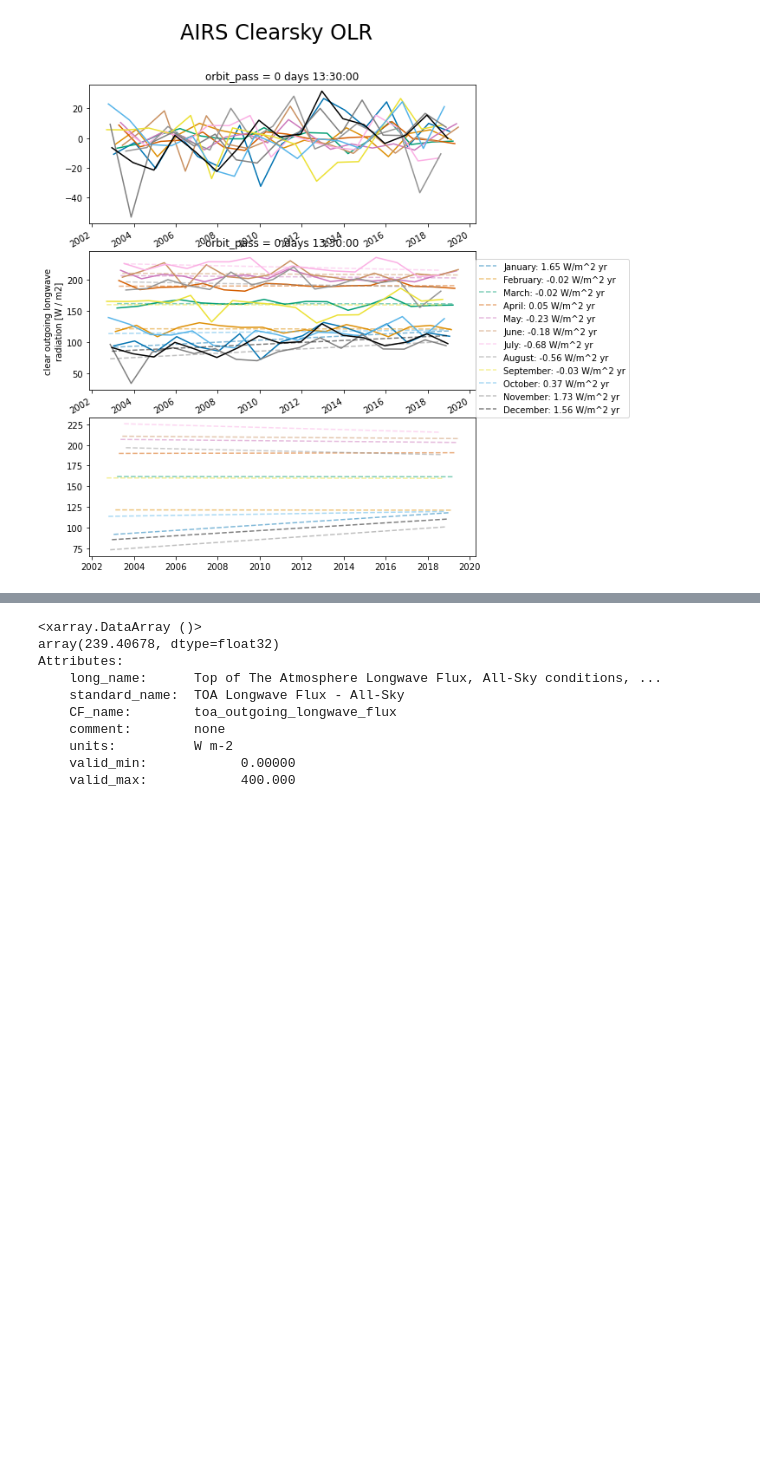
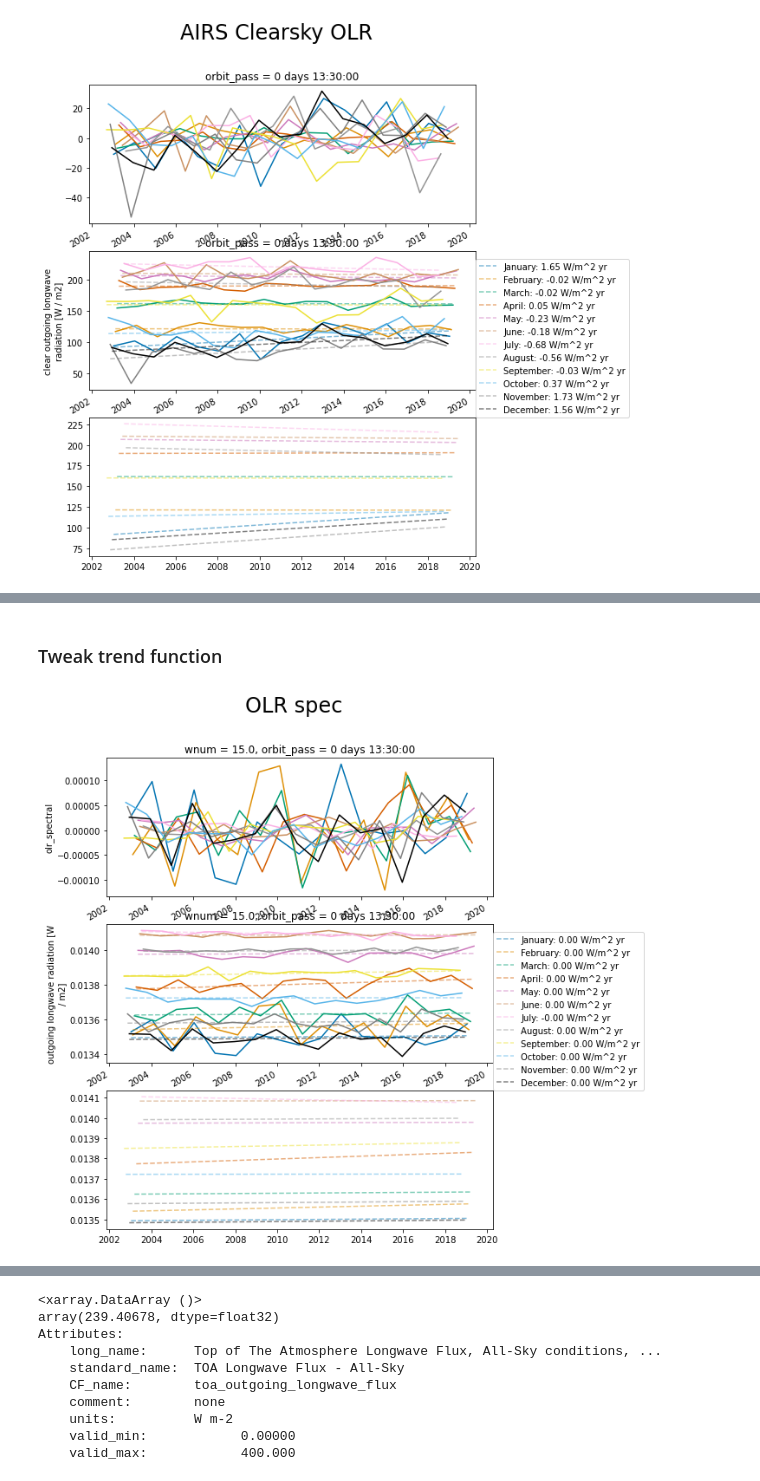
Before and after one commit to jshaw35/spectral_ice, a Jupyter notebook: gridded_trends/airs_trends.ipynb, the cells around one changed output, grey strips where cells are left out. Saved outputs shown, nothing was run; the diff lists cells and outputs as text; code cells hidden in the pictures; blank space fills up the shorter version.

Commit message:
monthly spectral trends from AIRS now plotted

```diff
--- a/gridded_trends/airs_trends.ipynb
+++ b/gridded_trends/airs_trends.ipynb
@@ -294,0 +371,46 @@ plot_trends(all_airs['olr_clr'][:,0,:,:],'AIRS Clearsky OLR')
+# %% [markdown]
+### Tweak trend function
+# %%
+# For making month labels
+mon_dict = {'1':'January','2':'February','3':'March','4':'April','5':'May','6':'June',
+           '7':'July','8':'August','9':'September','10':'October','11':'November','12':'December',
+           }
+
+def plot_trends2(ds,title):
+    '''
+    Create trend plot for preaveraged data.
+
+    '''
+
+#     var_wgt = add_weights(ds)
+    # average over the Arctic Ocean spatially, but not temporally
+#     spat_avg = masked_average(var_wgt,weights=var_wgt['cell_weight'],mask=var_wgt.lat<70,dim=['lat','lon'])
+
+    fig,axes = plt.subplots(3,1,figsize=(8,10))
+
+    lines=[]
+    mon_groups = ds.groupby('time.month')
+
+    for color,(ind,mon) in zip(sns.color_palette("colorblind")+['grey','black'],mon_groups):
+        mon_norm = mon - mon.mean() # normalize to the average
+
+        out = regress_1d(mon['time.year'],mon)
+        line = (mon['time.year'].values*out.coef_ + out.intercept_).squeeze()
+        label = '%s: %.2f W/m^2 yr' % (mon_dict[str(ind)],out.coef_)
+
+
+        mon_norm.plot(label=label,ax=axes[0],color=color)
+        out = mon.plot(label=label,ax=axes[1],color=color)
+
+        axes[1].plot(mon['time'],line,alpha=0.5,linestyle='dashed',label=label,color=color)
+        axes[2].plot(mon['time'],line,alpha=0.5,linestyle='dashed',label=label,color=color)
+
+        lines.append(out)
+
+    axes[2].legend(loc=[1,1])
+
+    fig.suptitle(title,fontsize=24)
+# %%
+plot_trends2(olr_arc[0,:,0],'OLR spec')
+# %% [output]
+[figure, added]
```
Also changed, not shown: parts of 31 cells of this notebook.
